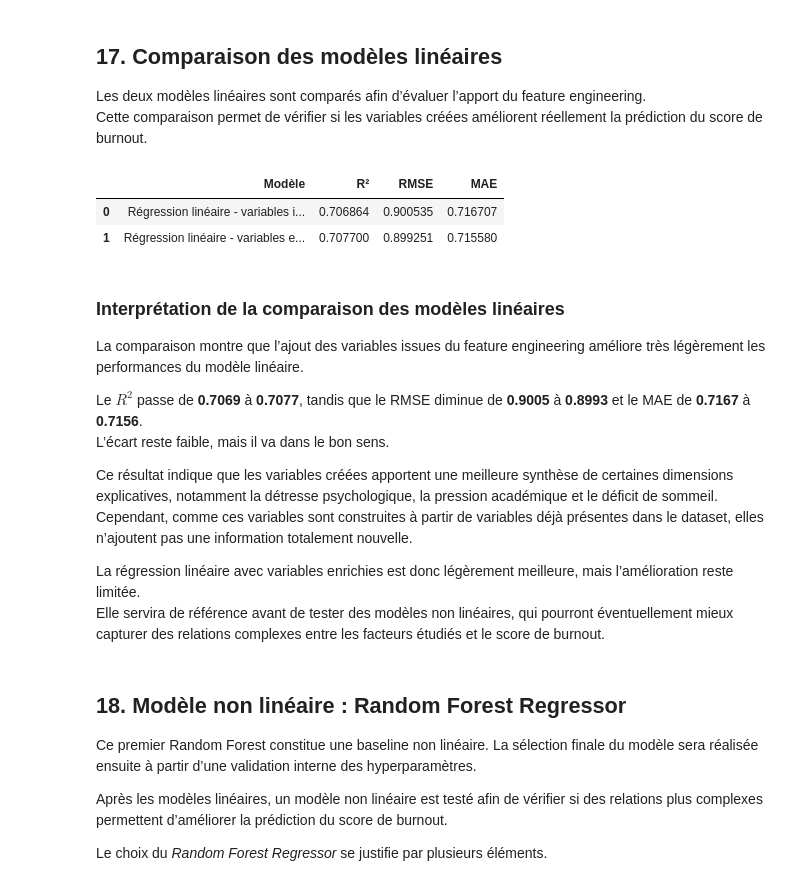
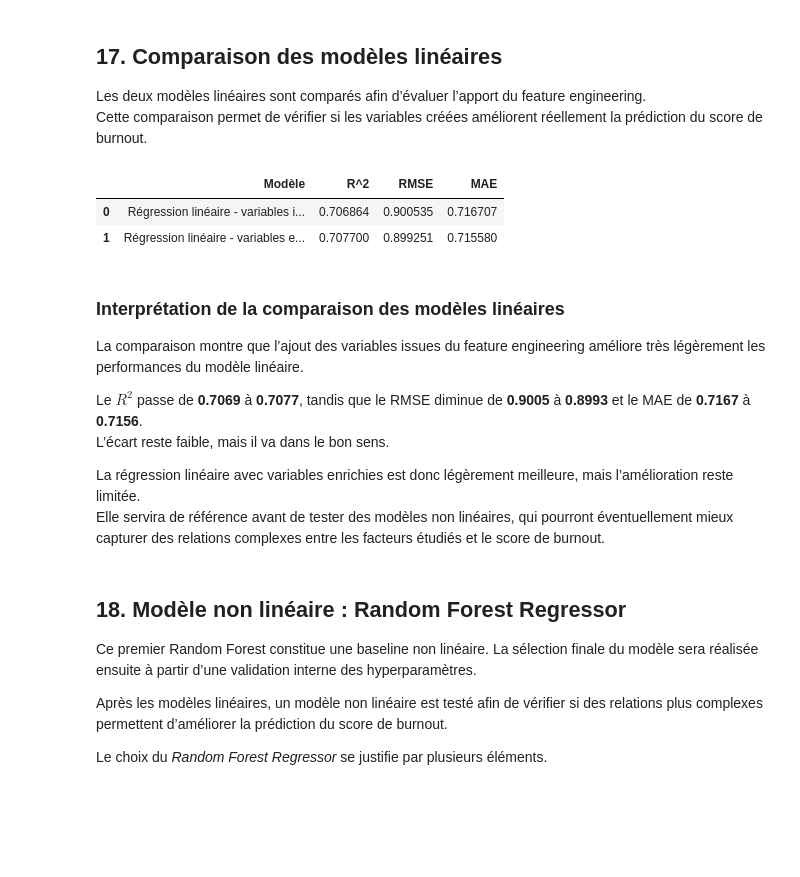
Before and after one commit to bouyaka34/memoires2, a Jupyter notebook: burnout_student_analysis.ipynb, the cells around one changed output. Drawn from its saved outputs; the diff is of its cells as text; code cells hidden in the pictures; blank space fills up the shorter version.

```diff
--- a/burnout_student_analysis.ipynb
+++ b/burnout_student_analysis.ipynb
@@ -63,7 +63,3 @@ from sklearn.metrics import (
     recall_score,
     precision_score
 )
-
-# Options d'affichage
-pd.set_option("display.max_columns", None)
-sns.set_theme(style="whitegrid")
@@ -84,7 +71,7 @@ La première vérification porte sur ses dimensions, ses types de variables et l
 
 Cette étape permet de s’assurer que les données sont correctement importées avant de commencer l’analyse exploratoire.
 # %%
-df = pd.read_csv("student_mental_health_burnout_1M.csv")
+df = pd.read_csv("/Users/akkouh/Desktop/memoire_s2_git/student_mental_health_burnout_1M.csv")
 
 df.head()
 # %% [output]
@@ -925,18 +904,18 @@ Cette comparaison permet de vérifier si les variables créées améliorent rée
 # %%
 # Comparaison des modèles linéaires
 results_reg_linear = pd.DataFrame({
     "Modèle": [
         "Régression linéaire - variables initiales",
         "Régression linéaire - variables enrichies"
     ],
-    "R²": [r2_lr_base, r2_lr_fe],
+    "R^2": [r2_lr_base, r2_lr_fe],
     "RMSE": [rmse_lr_base, rmse_lr_fe],
     "MAE": [mae_lr_base, mae_lr_fe]
 })
 
 results_reg_linear
 # %% [output]
-|  | Modèle | R² | RMSE | MAE |
+|  | Modèle | R^2 | RMSE | MAE |
 | 0 | Régression linéaire - variables i... | 0.706864 | 0.900535 | 0.716707 |
 | 1 | Régression linéaire - variables e... | 0.707700 | 0.899251 | 0.715580 |
 # %% [markdown]
@@ -947,9 +926,6 @@ La comparaison montre que l’ajout des variables issues du feature engineering
 Le $R^2$ passe de **0.7069** à **0.7077**, tandis que le RMSE diminue de **0.9005** à **0.8993** et le MAE de **0.7167** à **0.7156**.
 L’écart reste faible, mais il va dans le bon sens.
 
-Ce résultat indique que les variables créées apportent une meilleure synthèse de certaines dimensions explicatives, notamment la détresse psychologique, la pression académique et le déficit de sommeil.
-Cependant, comme ces variables sont construites à partir de variables déjà présentes dans le dataset, elles n’ajoutent pas une information totalement nouvelle.
-
 La régression linéaire avec variables enrichies est donc légèrement meilleure, mais l’amélioration reste limitée.
 Elle servira de référence avant de tester des modèles non linéaires, qui pourront éventuellement mieux capturer des relations complexes entre les facteurs étudiés et le score de burnout.
 # %% [markdown]
```
Also changed, not shown: parts of 26 cells of this notebook.
